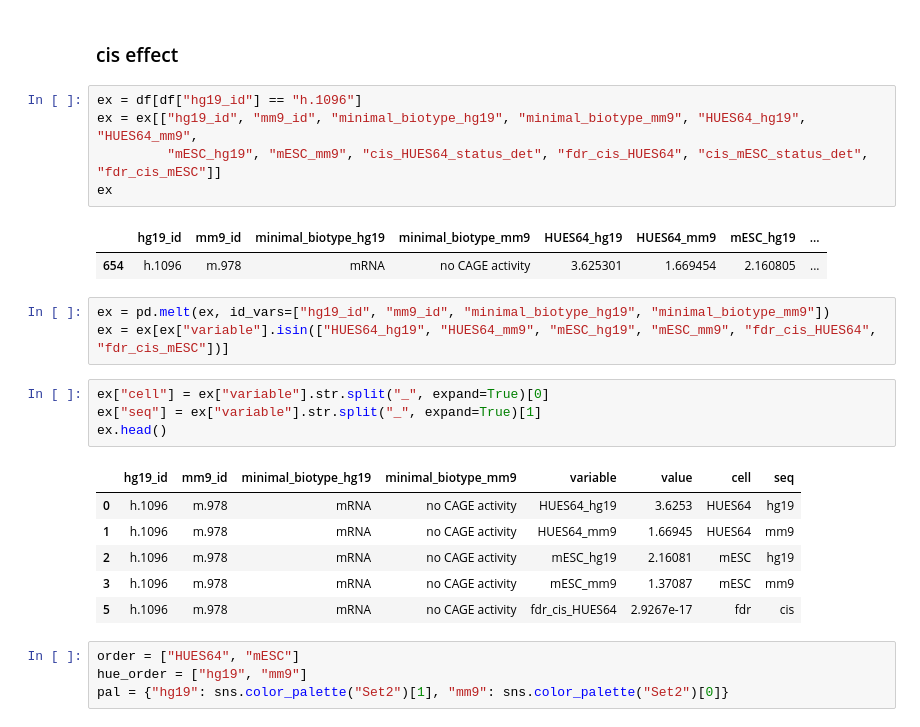
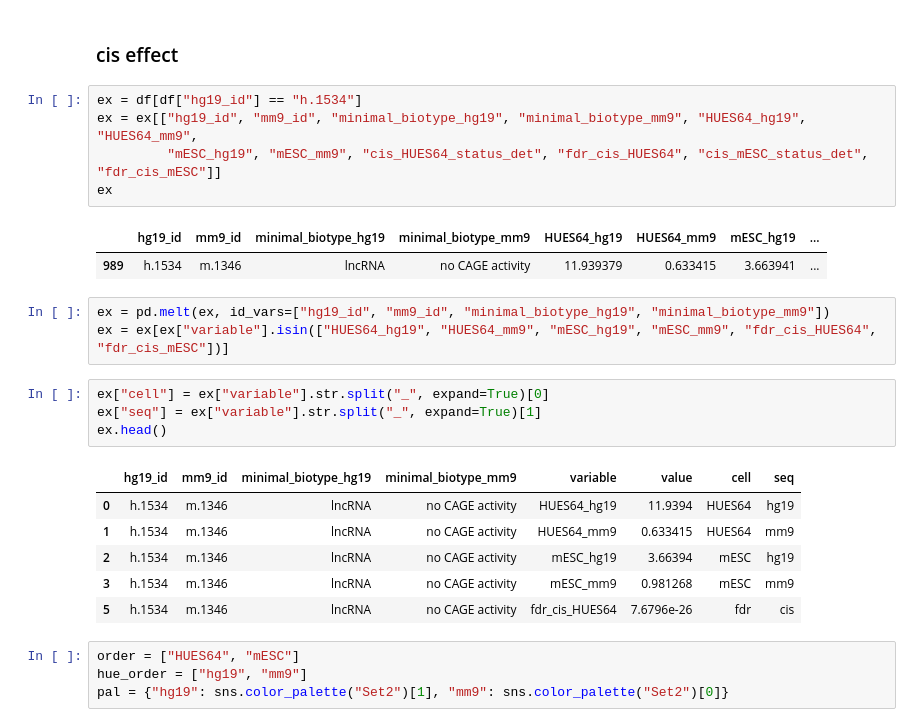
Before and after one commit to kmattioli/2019__cis_trans_MPRA, a Jupyter notebook: analysis/01__mpra/07__cis_effects/07__cis_effects.ipynb, the cells around one changed output. Cells and saved outputs as stored; diff of their text form.

```diff
--- a/analysis/01__mpra/07__cis_effects/07__cis_effects.ipynb
+++ b/analysis/01__mpra/07__cis_effects/07__cis_effects.ipynb
@@ -585,13 +585,13 @@ mRNA perc sig: 35.162601626
 # %% [markdown]
 ### cis effect
 # %%
-ex = df[df["hg19_id"] == "h.1096"]
+ex = df[df["hg19_id"] == "h.1534"]
 ex = ex[["hg19_id", "mm9_id", "minimal_biotype_hg19", "minimal_biotype_mm9", "HUES64_hg19", "HUES64_mm9",
          "mESC_hg19", "mESC_mm9", "cis_HUES64_status_det", "fdr_cis_HUES64", "cis_mESC_status_det", "fdr_cis_mESC"]]
 ex
 # %% [output]
 |  | hg19_id | mm9_id | minimal_biotype_hg19 | minimal_biotype_mm9 | HUES64_hg19 | HUES64_mm9 | mESC_hg19 | ... |
-| 654 | h.1096 | m.978 | mRNA | no CAGE activity | 3.625301 | 1.669454 | 2.160805 | ... |
+| 989 | h.1534 | m.1346 | lncRNA | no CAGE activity | 11.939379 | 0.633415 | 3.663941 | ... |
 # %%
 ex = pd.melt(ex, id_vars=["hg19_id", "mm9_id", "minimal_biotype_hg19", "minimal_biotype_mm9"])
 ex = ex[ex["variable"].isin(["HUES64_hg19", "HUES64_mm9", "mESC_hg19", "mESC_mm9", "fdr_cis_HUES64", "fdr_cis_mESC"])]
@@ -601,11 +601,11 @@ ex["seq"] = ex["variable"].str.split("_", expand=True)[1]
 ex.head()
 # %% [output]
 |  | hg19_id | mm9_id | minimal_biotype_hg19 | minimal_biotype_mm9 | variable | value | cell | seq |
-| 0 | h.1096 | m.978 | mRNA | no CAGE activity | HUES64_hg19 | 3.6253 | HUES64 | hg19 |
-| 1 | h.1096 | m.978 | mRNA | no CAGE activity | HUES64_mm9 | 1.66945 | HUES64 | mm9 |
-| 2 | h.1096 | m.978 | mRNA | no CAGE activity | mESC_hg19 | 2.16081 | mESC | hg19 |
-| 3 | h.1096 | m.978 | mRNA | no CAGE activity | mESC_mm9 | 1.37087 | mESC | mm9 |
-| 5 | h.1096 | m.978 | mRNA | no CAGE activity | fdr_cis_HUES64 | 2.9267e-17 | fdr | cis |
+| 0 | h.1534 | m.1346 | lncRNA | no CAGE activity | HUES64_hg19 | 11.9394 | HUES64 | hg19 |
+| 1 | h.1534 | m.1346 | lncRNA | no CAGE activity | HUES64_mm9 | 0.633415 | HUES64 | mm9 |
+| 2 | h.1534 | m.1346 | lncRNA | no CAGE activity | mESC_hg19 | 3.66394 | mESC | hg19 |
+| 3 | h.1534 | m.1346 | lncRNA | no CAGE activity | mESC_mm9 | 0.981268 | mESC | mm9 |
+| 5 | h.1534 | m.1346 | lncRNA | no CAGE activity | fdr_cis_HUES64 | 7.6796e-26 | fdr | cis |
 # %%
 order = ["HUES64", "mESC"]
 hue_order = ["hg19", "mm9"]
```
Also changed, not shown: parts of 1 cell of this notebook, 2 other files.
